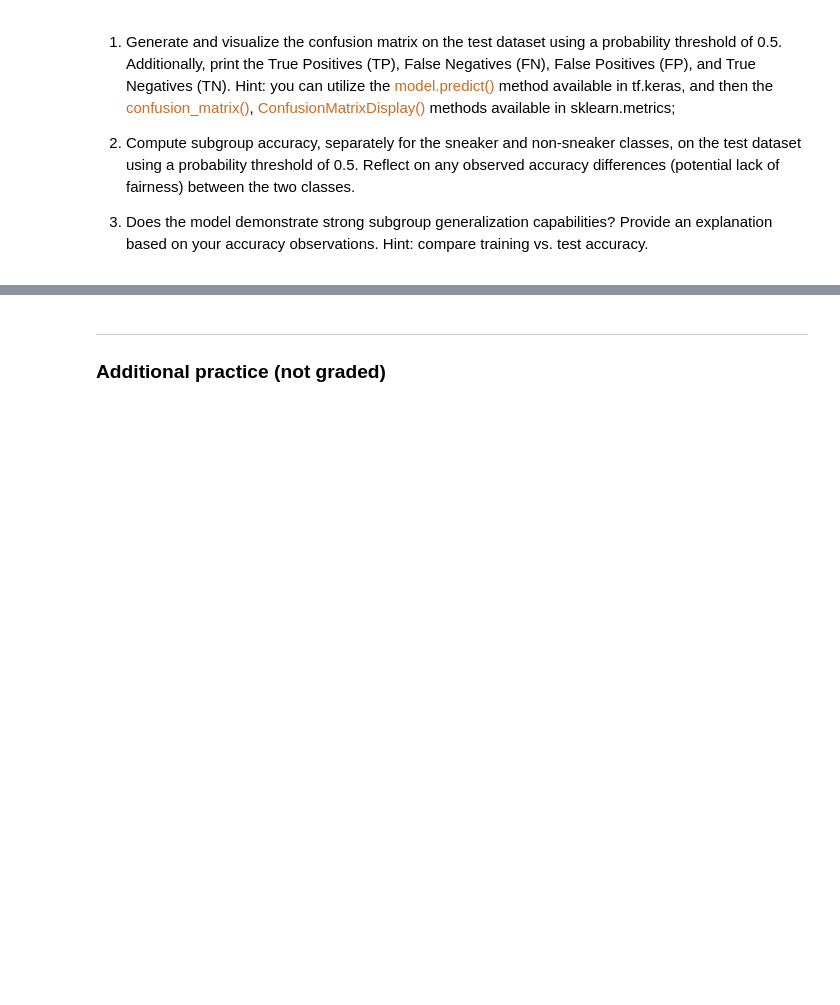
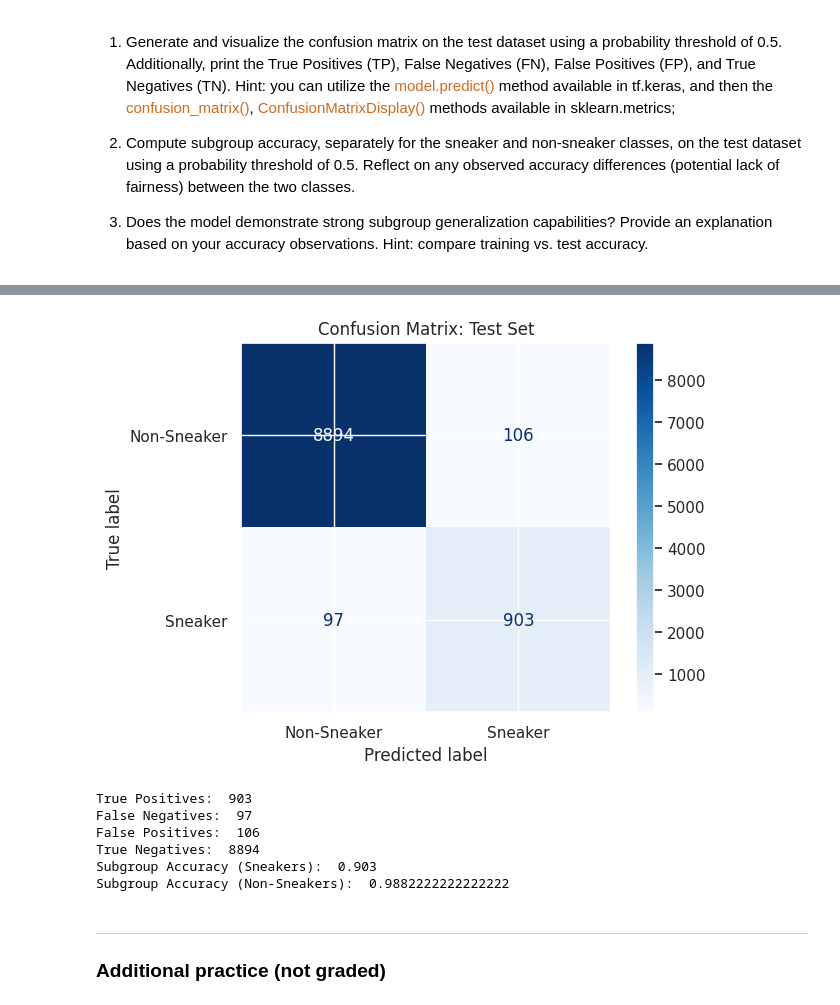
Before and after one commit to duygithub/berkeley, a Jupyter notebook: datasci207/assignments/assignment4/04 Logistic Regression with Tensorflow.duyvo.ipynb, the cells around one changed output, grey strips where cells are left out. Cells and saved outputs as stored; diff of their text form; code cells hidden in the pictures; blank space fills up the shorter version.

```diff
--- a/datasci207/assignments/assignment4/04 Logistic Regression with Tensorflow.duyvo.ipynb
+++ b/datasci207/assignments/assignment4/04 Logistic Regression with Tensorflow.duyvo.ipynb
@@ -435,0 +510,24 @@ Now that you've determined the optimal set of hyperparameters, it's time to eval
+# %%
+y_predicted_probability = model_tf.predict(X_test)
+y_predicted = (y_predicted_probability >= 0.5).astype(int)
+cm = confusion_matrix(Y_test, y_predicted)
+tn, fp, fn, tp = cm.ravel()
+
+disp = ConfusionMatrixDisplay(confusion_matrix=cm, display_labels=['Non-Sneaker', 'Sneaker'])
+disp.plot(cmap=plt.cm.Blues)
+plt.title('Confusion Matrix: Test Set')
+plt.show()
+
+print("True Positives: ", tp)
+print("False Negatives: ", fn)
+print("False Positives: ", fp)
+print("True Negatives: ", tn)
+
+acc_sneakers = tp / (tp + fn)
+acc_non_sneakers = tn / (tn + fp)
+
+print("Subgroup Accuracy (Sneakers): ", acc_sneakers)
+print("Subgroup Accuracy (Non-Sneakers): ", acc_non_sneakers)
+
+# Non-sneaker accuracy is higher than sneaker accuracy, but not enough to be significant fairness failure.
+# %% [output]
@@ -436,3 +535,10 @@ Now that you've determined the optimal set of hyperparameters, it's time to eval
+[figure, added]
+True Positives:  903
+False Negatives:  97
+False Positives:  106
+True Negatives:  8894
+Subgroup Accuracy (Sneakers):  0.903
+Subgroup Accuracy (Non-Sneakers):  0.9882222222222222
 # %% [markdown]
 ----
 ### <span style="color:chocolate"></span> Additional practice (not graded)
```
Also changed, not shown: parts of 8 cells of this notebook.
